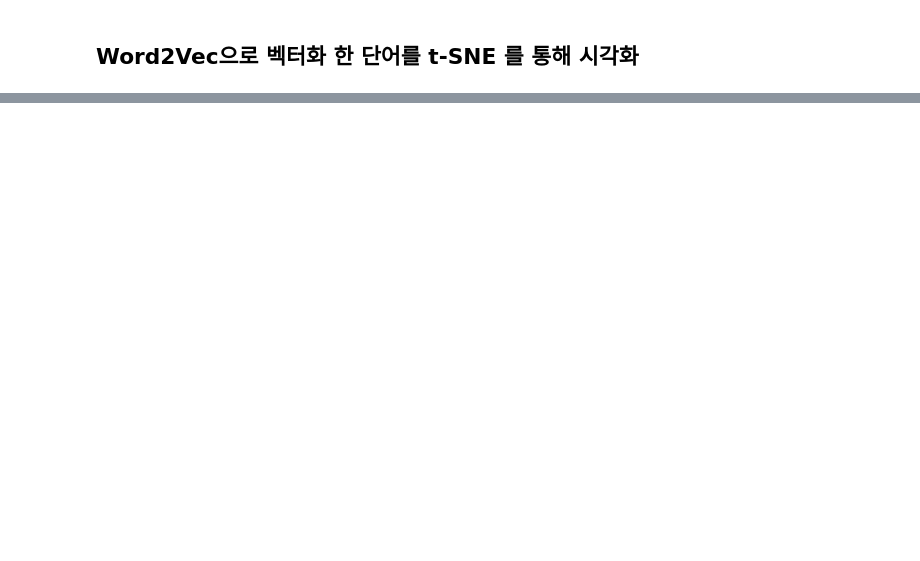
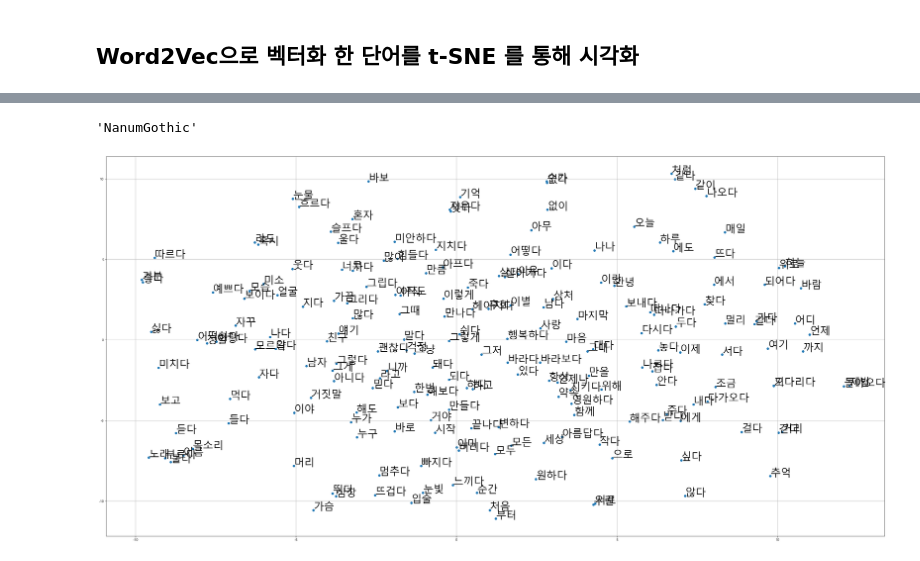
Before and after one commit to PARKDONGJAE/Music-Recommendation-System, a Jupyter notebook: RecoSystem.ipynb, the cells around one changed output, grey strips where cells are left out. Drawn from its saved outputs; the diff is of its cells as text; code cells hidden in the pictures; blank space fills up the shorter version.

```diff
--- a/RecoSystem.ipynb
+++ b/RecoSystem.ipynb
@@ -406,7 +418,9 @@ model = Word2Vec(sentences = tokendata, size = 100, window = 5, min_count = 5, w
 # %%
 ##모델저장
 from gensim.models import KeyedVectors
-model.wv.save_word2vec_format('musicword') # 모델 저장
-loaded_model = KeyedVectors.load_word2vec_format("musicword") # 모델 로드
+# model.wv.save_word2vec_format('musicword') # 모델 저장
+# %%
+# 모델 로드
+model = KeyedVectors.load_word2vec_format("musicword") # 모델 로드
 # %%
 model.wv.vectors.shape
@@ -445,13 +517,43 @@ df
+# %%
+#폰트 이름 얻어오기
+font_path='C:\\Users\\pdj10\\AppData\\Local\\Microsoft\\Windows\\Fonts\\NanumGothic.ttf'
+font_name = fm.FontProperties(fname=font_path).get_name()
+plt.rc('font', family=font_name)
+# %%
+font_name
+# %% [output]
+'NanumGothic'
+# %%
+import platform
+from matplotlib import font_manager, rc
+import matplotlib.pyplot as plt
+##그래프의 결과를 출력 세션에 나타나게 하기
+%matplotlib inline
+plt.rcParams['axes.unicode_minus'] = False
+
+if platform.system() == 'Darwin':
+    rc('font', family = 'AppleGothic')
+elif platform.system() == 'Windows':
+    path ='C:/Windows/Fonts/malgun.ttf'
+    font_name = font_manager.FontProperties(fname=path).get_name()
+    rc('font', family=font_name)
+else:
+    print("Can't find your system.")
 # %%
+plt.rc('font', family=font_name) # For Windows
+# print(plt.rcParams['font.family'])
+%matplotlib inline
 fig = plt.figure()
 fig.set_size_inches(40, 20)
 ax = fig.add_subplot(1, 1, 1)
 
 ax.scatter(df['x'], df['y'])
 
 for word, pos in df.iterrows():
     ax.annotate(word, pos, fontsize=30)
 plt.show()
+# %% [output]
+[figure, added]
 # %%
 # 유사도로 추천하기
 # %%
```
Also changed, not shown: parts of 22 cells of this notebook, 2 other files.
